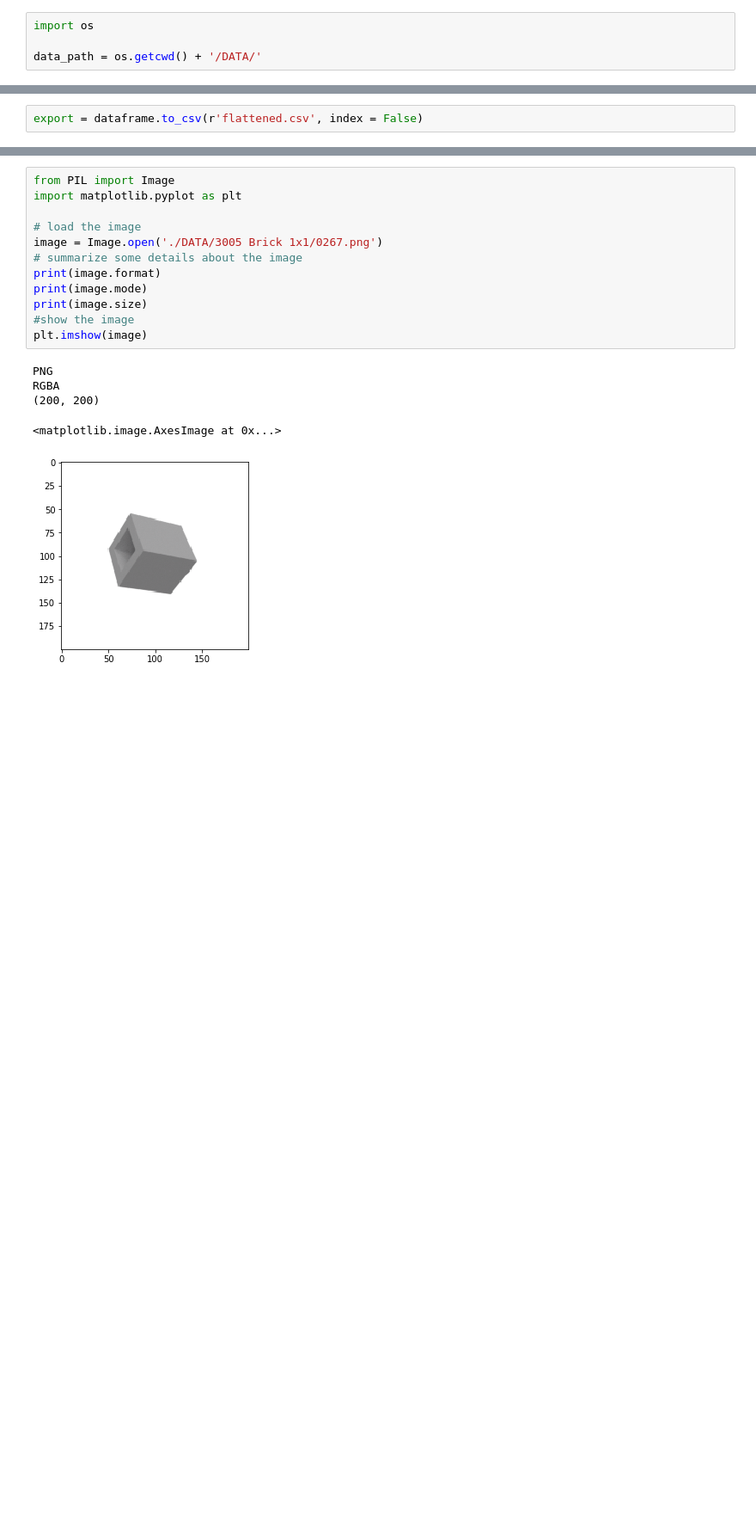
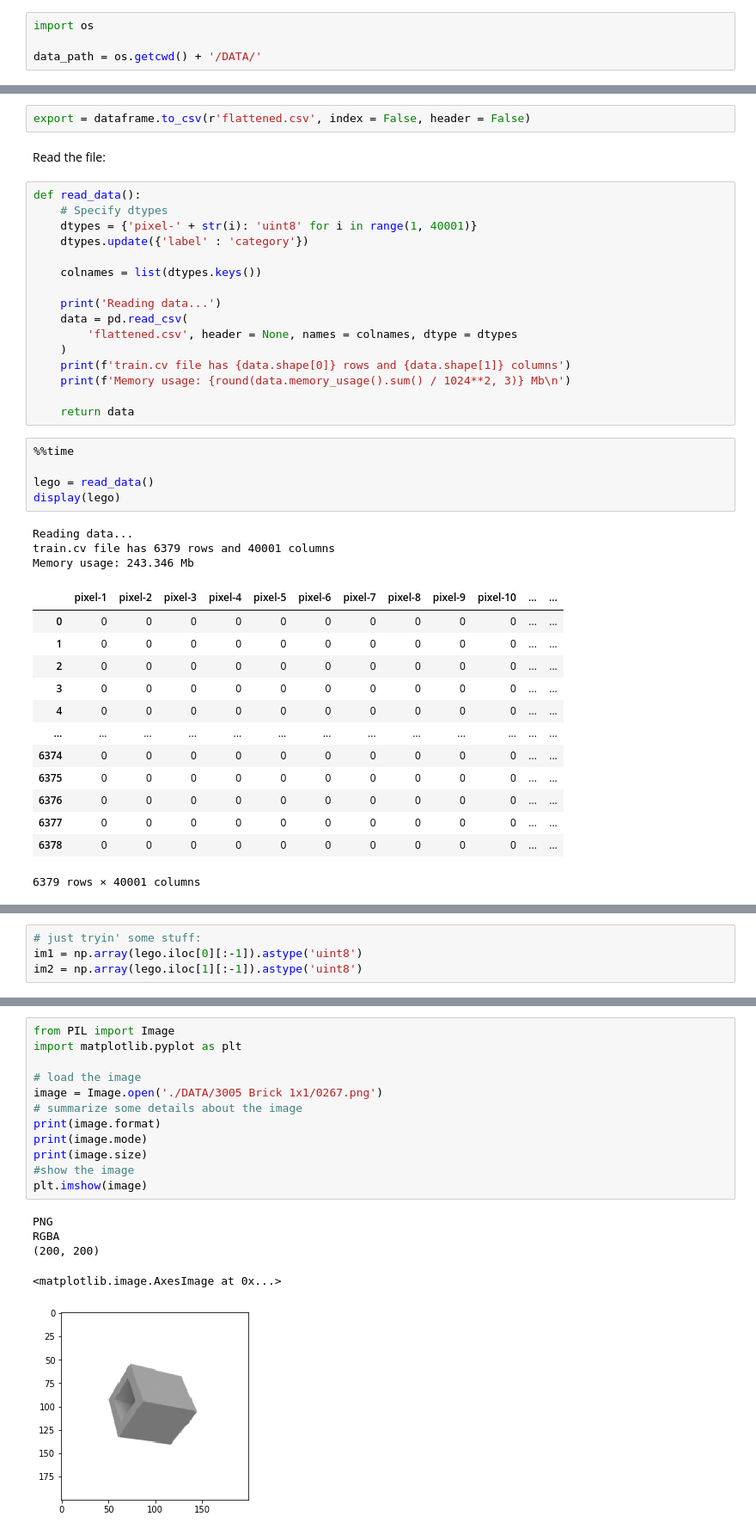
Before and after one commit to berges99/Spatial-Pyramid-Kernel-for-Image-Recognition, a Jupyter notebook: Image_Loading.ipynb, the cells around one changed output, grey strips where cells are left out. Shown at 86% size. Cells and saved outputs as stored; diff of their text form; blank space fills up the shorter version.

```diff
--- a/Image_Loading.ipynb
+++ b/Image_Loading.ipynb
@@ -65,2 +133,42 @@ dataframe
 # %%
-export = dataframe.to_csv(r'flattened.csv', index = False)
+export = dataframe.to_csv(r'flattened.csv', index = False, header = False)
+# %% [markdown]
+Read the file:
+# %%
+def read_data():
+    # Specify dtypes
+    dtypes = {'pixel-' + str(i): 'uint8' for i in range(1, 40001)}
+    dtypes.update({'label' : 'category'})
+
+    colnames = list(dtypes.keys())
+
+    print('Reading data...')
+    data = pd.read_csv(
+        'flattened.csv', header = None, names = colnames, dtype = dtypes
+    )
+    print(f'train.cv file has {data.shape[0]} rows and {data.shape[1]} columns')
+    print(f'Memory usage: {round(data.memory_usage().sum() / 1024**2, 3)} Mb\n')
+
+    return data
+# %%
+%%time
+
+lego = read_data()
+display(lego)
+# %% [output]
+Reading data...
+train.cv file has 6379 rows and 40001 columns
+Memory usage: 243.346 Mb
+|  | pixel-1 | pixel-2 | pixel-3 | pixel-4 | pixel-5 | pixel-6 | pixel-7 | pixel-8 | pixel-9 | pixel-10 | ... | ... |
+| 0 | 0 | 0 | 0 | 0 | 0 | 0 | 0 | 0 | 0 | 0 | ... | ... |
+| 1 | 0 | 0 | 0 | 0 | 0 | 0 | 0 | 0 | 0 | 0 | ... | ... |
+| 2 | 0 | 0 | 0 | 0 | 0 | 0 | 0 | 0 | 0 | 0 | ... | ... |
+| 3 | 0 | 0 | 0 | 0 | 0 | 0 | 0 | 0 | 0 | 0 | ... | ... |
+| 4 | 0 | 0 | 0 | 0 | 0 | 0 | 0 | 0 | 0 | 0 | ... | ... |
+| ... | ... | ... | ... | ... | ... | ... | ... | ... | ... | ... | ... | ... |
+| 6374 | 0 | 0 | 0 | 0 | 0 | 0 | 0 | 0 | 0 | 0 | ... | ... |
+| 6375 | 0 | 0 | 0 | 0 | 0 | 0 | 0 | 0 | 0 | 0 | ... | ... |
+| 6376 | 0 | 0 | 0 | 0 | 0 | 0 | 0 | 0 | 0 | 0 | ... | ... |
+| 6377 | 0 | 0 | 0 | 0 | 0 | 0 | 0 | 0 | 0 | 0 | ... | ... |
+| 6378 | 0 | 0 | 0 | 0 | 0 | 0 | 0 | 0 | 0 | 0 | ... | ... |
+6379 rows × 40001 columns
@@ -66,0 +177,4 @@ export = dataframe.to_csv(r'flattened.csv', index = False)
+# %%
+# just tryin' some stuff:
+im1 = np.array(lego.iloc[0][:-1]).astype('uint8')
+im2 = np.array(lego.iloc[1][:-1]).astype('uint8')
```
Also changed, not shown: parts of 11 cells of this notebook.
